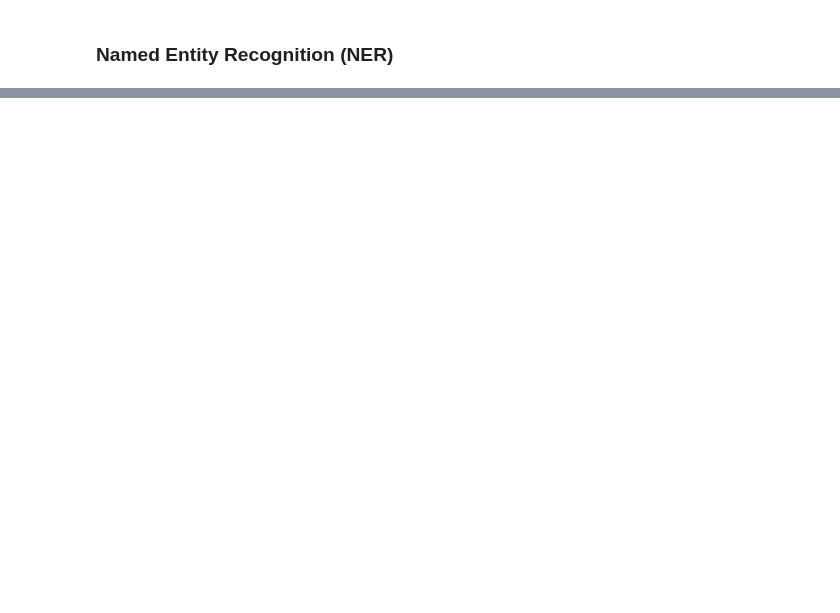
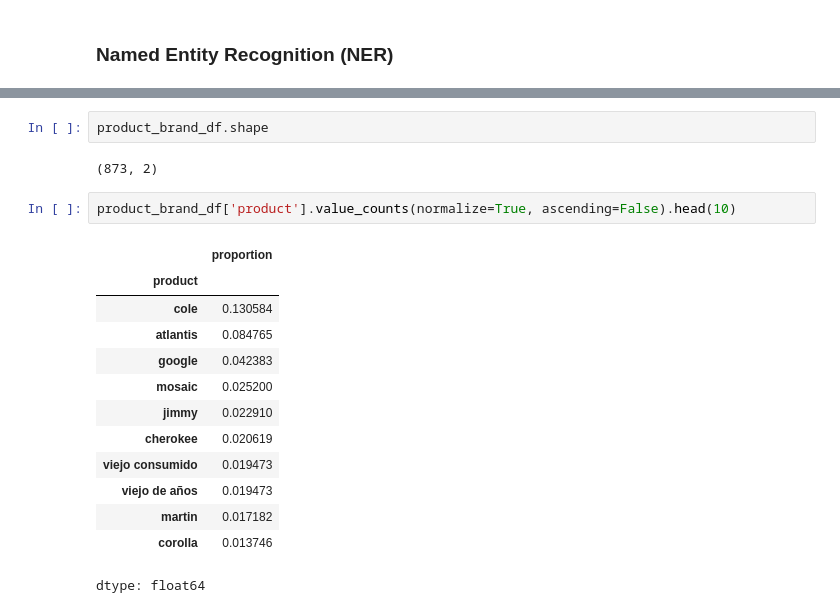
Before and after one commit to Mmabatho/AI-For-Software-Engineeering-Week-3, a Jupyter notebook: Amazon_Reviews.ipynb, the cells around one changed output, grey strips where cells are left out. Drawn from its saved outputs; the diff is of its cells as text; blank space fills up the shorter version.

```diff
--- a/Amazon_Reviews.ipynb
+++ b/Amazon_Reviews.ipynb
@@ -173,0 +191,20 @@ print(product_brand_df.head())
+# %%
+product_brand_df.shape
+# %% [output]
+(873, 2)
+# %%
+product_brand_df['product'].value_counts(normalize=True, ascending=False).head(10)
+# %% [output]
+|  | proportion |
+| product |  |
+| cole | 0.130584 |
+| atlantis | 0.084765 |
+| google | 0.042383 |
+| mosaic | 0.025200 |
+| jimmy | 0.022910 |
+| cherokee | 0.020619 |
+| viejo consumido | 0.019473 |
+| viejo de años | 0.019473 |
+| martin | 0.017182 |
+| corolla | 0.013746 |
+dtype: float64
```
Also changed, not shown: parts of 12 cells of this notebook.
